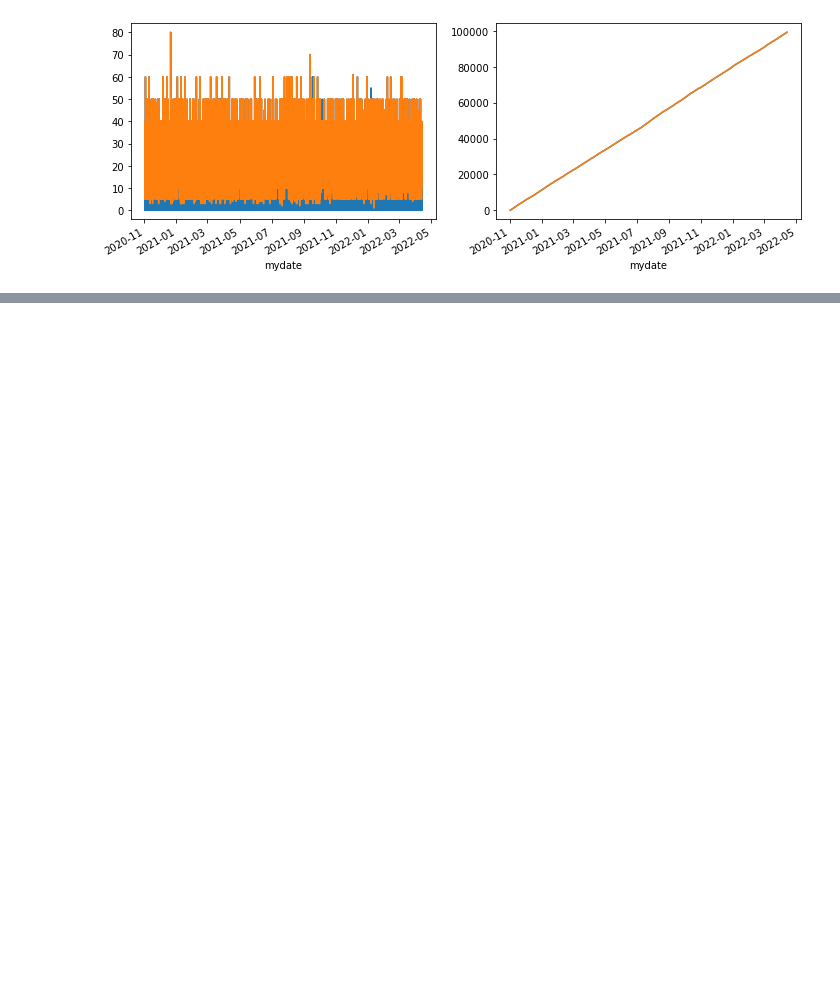
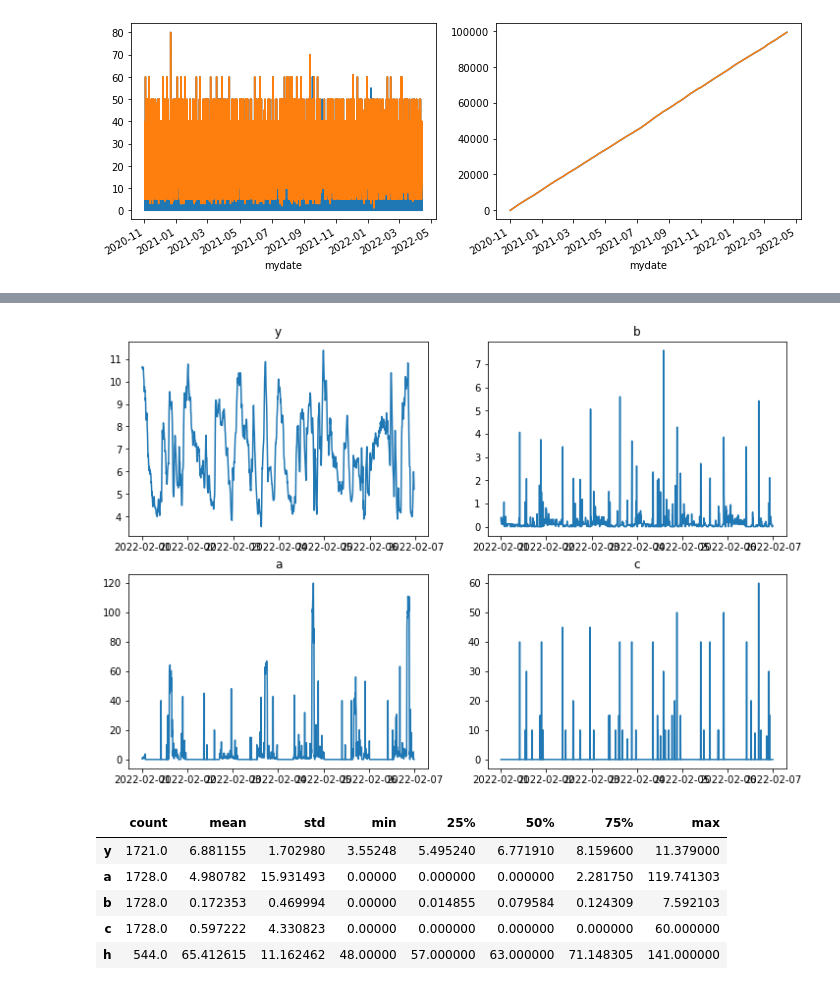
Before and after one commit to rickardbrannvall/valborg, a Jupyter notebook: data_preprocessing.ipynb, the cells around one changed output, grey strips where cells are left out. Drawn from its saved outputs; the diff is of its cells as text; code cells hidden in the pictures; blank space fills up the shorter version.

```diff
--- a/data_preprocessing.ipynb
+++ b/data_preprocessing.ipynb
@@ -275,0 +266,30 @@ ts.to_csv("ah%i_%s.csv"%(bd_id,label))
+# %%
+# week
+
+if bd_id == 25:
+    ws = ts[ts.index>pd.to_datetime("2021-02-01")]
+    ws = ws[ws.index<pd.to_datetime("2021-02-07")]
+
+if bd_id == 78:
+    ws = ts[ts.index>pd.to_datetime("2022-02-01")]
+    ws = ws[ws.index<pd.to_datetime("2022-02-07")]
+
+
+ws.to_csv("ah%i_week.csv"%(bd_id))
+
+fig, axs = plt.subplots(2,2, figsize=(12,8))
+for i, key in enumerate(["y","a","b","c"]):
+    #print(i, key)
+    axs[i%2,i//2].plot(ws[key])
+    axs[i%2,i//2].set_title(key)
+plt.show()
+
+ws.describe().T
+# %% [output]
+[figure, added]
+|  | count | mean | std | min | 25% | 50% | 75% | max |
+| y | 1721.0 | 6.881155 | 1.702980 | 3.55248 | 5.495240 | 6.771910 | 8.159600 | 11.379000 |
+| a | 1728.0 | 4.980782 | 15.931493 | 0.00000 | 0.000000 | 0.000000 | 2.281750 | 119.741303 |
+| b | 1728.0 | 0.172353 | 0.469994 | 0.00000 | 0.014855 | 0.079584 | 0.124309 | 7.592103 |
+| c | 1728.0 | 0.597222 | 4.330823 | 0.00000 | 0.000000 | 0.000000 | 0.000000 | 60.000000 |
+| h | 544.0 | 65.412615 | 11.162462 | 48.00000 | 57.000000 | 63.000000 | 71.148305 | 141.000000 |
```
Also changed, not shown: parts of 13 cells of this notebook, 7 other files.
